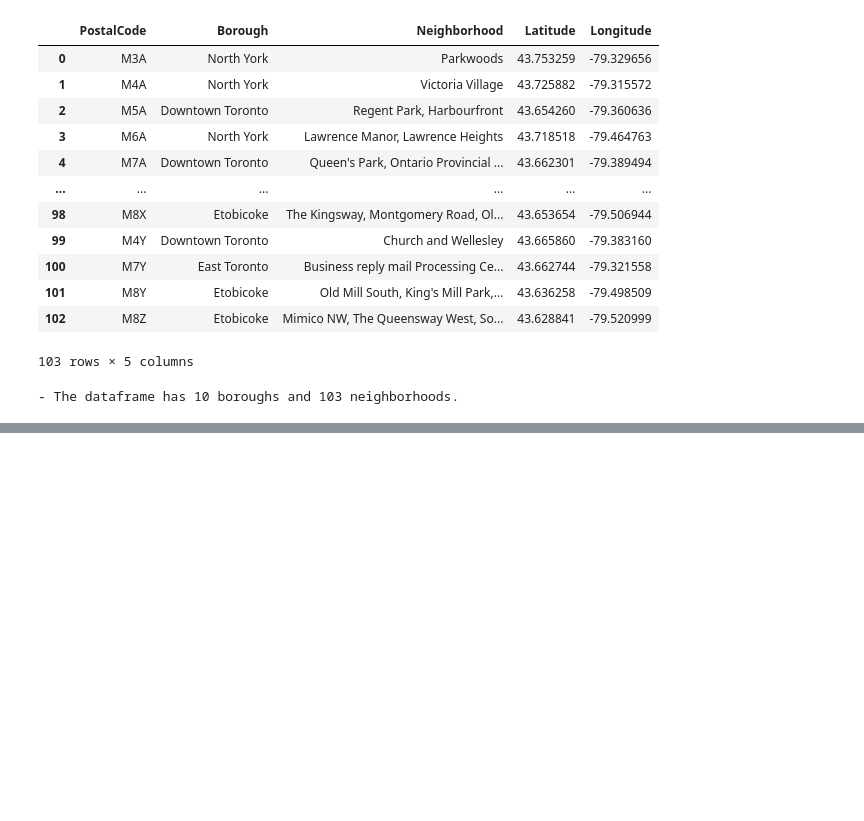
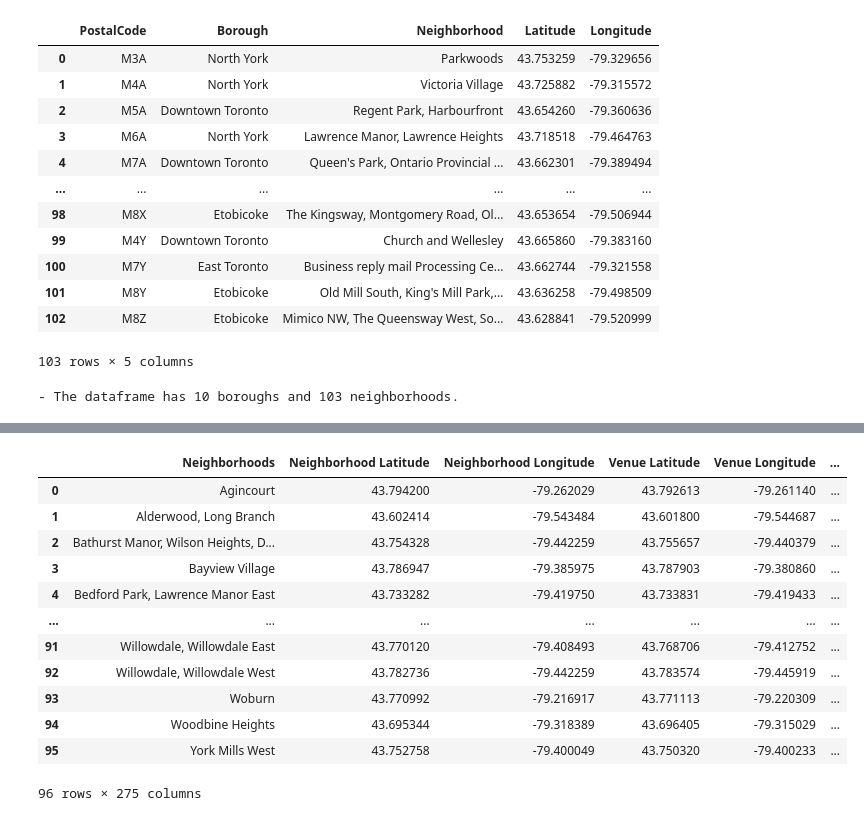
Before and after one commit to clsu22/Coursera_Capstone, a Jupyter notebook: capstone_project.ipynb, the cells around one changed output, grey strips where cells are left out. Saved outputs shown, nothing was run; the diff lists cells and outputs as text; code cells hidden in the pictures; blank space fills up the shorter version.

```diff
--- a/capstone_project.ipynb
+++ b/capstone_project.ipynb
@@ -83,0 +225,18 @@ print('- The dataframe has {} boroughs and {} neighborhoods.'.format(
+# %%
+# group rows by neighborhood and by taking the mean of the frequency of occurrence of each category
+toronto_grouped = toronto_oht.groupby('Neighborhoods').mean().reset_index()
+toronto_grouped
+# %% [output]
+|  | Neighborhoods | Neighborhood Latitude | Neighborhood Longitude | Venue Latitude | Venue Longitude | ... |
+| 0 | Agincourt | 43.794200 | -79.262029 | 43.792613 | -79.261140 | ... |
+| 1 | Alderwood, Long Branch | 43.602414 | -79.543484 | 43.601800 | -79.544687 | ... |
+| 2 | Bathurst Manor, Wilson Heights, D... | 43.754328 | -79.442259 | 43.755657 | -79.440379 | ... |
+| 3 | Bayview Village | 43.786947 | -79.385975 | 43.787903 | -79.380860 | ... |
+| 4 | Bedford Park, Lawrence Manor East | 43.733282 | -79.419750 | 43.733831 | -79.419433 | ... |
+| ... | ... | ... | ... | ... | ... | ... |
+| 91 | Willowdale, Willowdale East | 43.770120 | -79.408493 | 43.768706 | -79.412752 | ... |
+| 92 | Willowdale, Willowdale West | 43.782736 | -79.442259 | 43.783574 | -79.445919 | ... |
+| 93 | Woburn | 43.770992 | -79.216917 | 43.771113 | -79.220309 | ... |
+| 94 | Woodbine Heights | 43.695344 | -79.318389 | 43.696405 | -79.315029 | ... |
+| 95 | York Mills West | 43.752758 | -79.400049 | 43.750320 | -79.400233 | ... |
+96 rows × 275 columns
```
Also changed, not shown: parts of 23 cells of this notebook, 1 other file.
